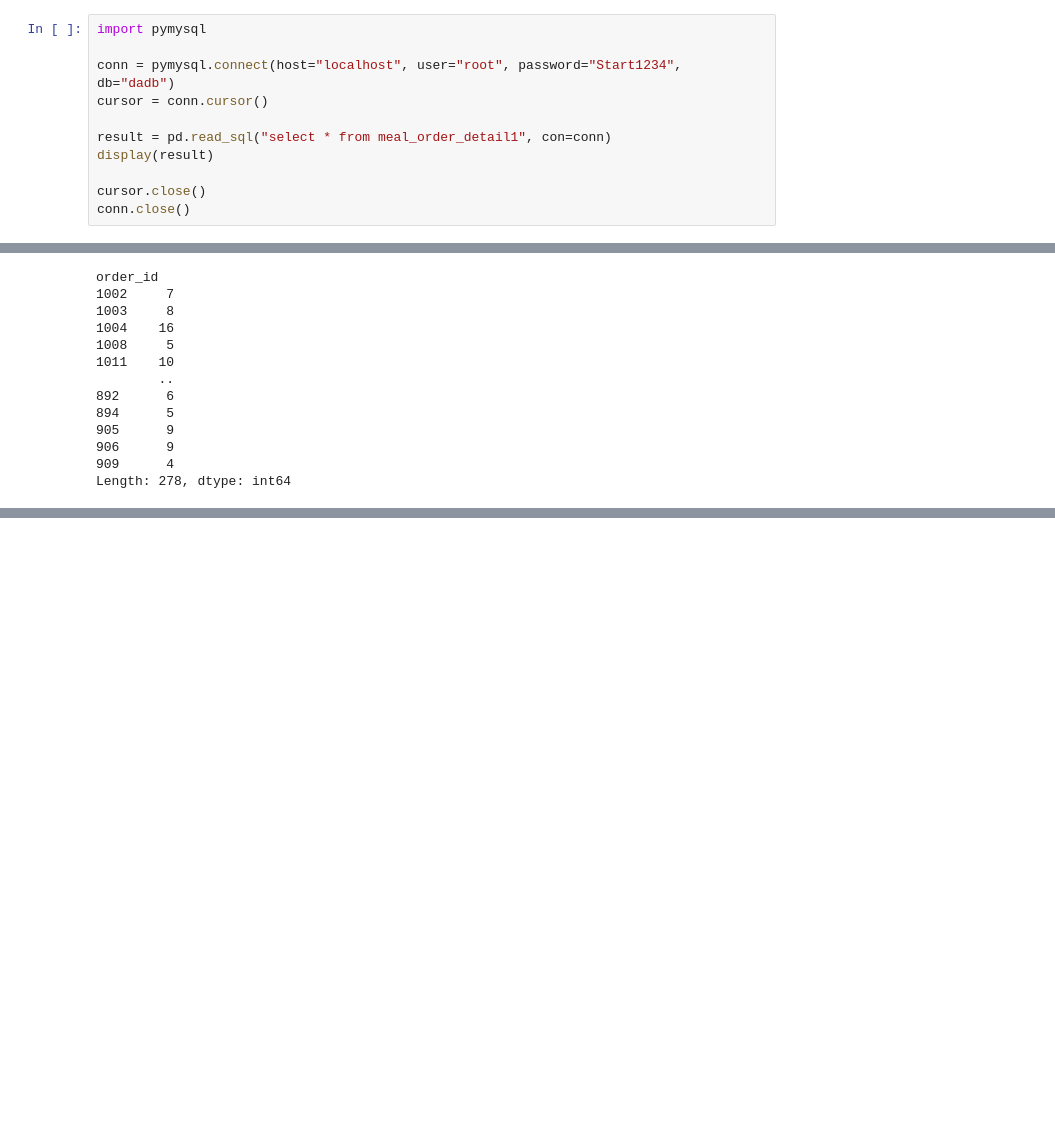
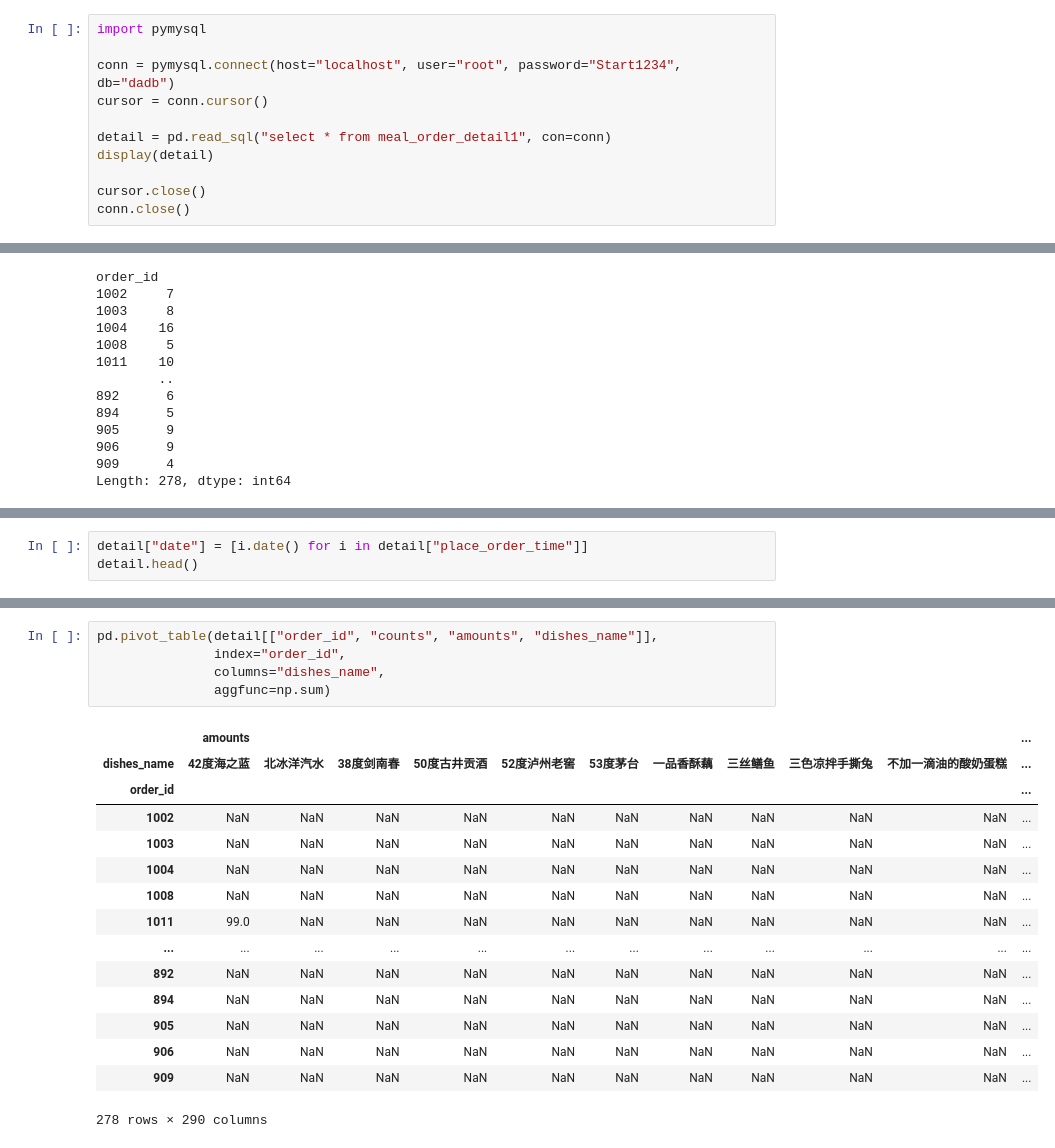
Before and after one commit to jayhebe/Python_Jupyter, a Jupyter notebook: DA20200809-Pandas.ipynb, the cells around one changed output, grey strips where cells are left out. Cells and saved outputs as stored; diff of their text form; blank space fills up the shorter version.

```diff
--- a/DA20200809-Pandas.ipynb
+++ b/DA20200809-Pandas.ipynb
@@ -174,8 +174,8 @@ import pymysql
 conn = pymysql.connect(host="localhost", user="root", password="Start1234", db="dadb")
 cursor = conn.cursor()
 
-result = pd.read_sql("select * from meal_order_detail1", con=conn)
-display(result)
+detail = pd.read_sql("select * from meal_order_detail1", con=conn)
+display(detail)
 
 cursor.close()
 conn.close()
@@ -297,0 +381,3 @@ dtype: float64
+# %%
+detail["date"] = [i.date() for i in detail["place_order_time"]]
+detail.head()
@@ -297,0 +518,21 @@ dtype: float64
+# %%
+pd.pivot_table(detail[["order_id", "counts", "amounts", "dishes_name"]],
+               index="order_id",
+               columns="dishes_name",
+               aggfunc=np.sum)
+# %% [output]
+|  | amounts |  |  |  |  |  |  |  |  |  | ... |
+| dishes_name | 42度海之蓝 | 北冰洋汽水 | 38度剑南春 | 50度古井贡酒 | 52度泸州老窖 | 53度茅台 | 一品香酥藕 | 三丝鳝鱼 | 三色凉拌手撕兔 | 不加一滴油的酸奶蛋糕 | ... |
+| order_id |  |  |  |  |  |  |  |  |  |  | ... |
+| 1002 | NaN | NaN | NaN | NaN | NaN | NaN | NaN | NaN | NaN | NaN | ... |
+| 1003 | NaN | NaN | NaN | NaN | NaN | NaN | NaN | NaN | NaN | NaN | ... |
+| 1004 | NaN | NaN | NaN | NaN | NaN | NaN | NaN | NaN | NaN | NaN | ... |
+| 1008 | NaN | NaN | NaN | NaN | NaN | NaN | NaN | NaN | NaN | NaN | ... |
+| 1011 | 99.0 | NaN | NaN | NaN | NaN | NaN | NaN | NaN | NaN | NaN | ... |
+| ... | ... | ... | ... | ... | ... | ... | ... | ... | ... | ... | ... |
+| 892 | NaN | NaN | NaN | NaN | NaN | NaN | NaN | NaN | NaN | NaN | ... |
+| 894 | NaN | NaN | NaN | NaN | NaN | NaN | NaN | NaN | NaN | NaN | ... |
+| 905 | NaN | NaN | NaN | NaN | NaN | NaN | NaN | NaN | NaN | NaN | ... |
+| 906 | NaN | NaN | NaN | NaN | NaN | NaN | NaN | NaN | NaN | NaN | ... |
+| 909 | NaN | NaN | NaN | NaN | NaN | NaN | NaN | NaN | NaN | NaN | ... |
+278 rows × 290 columns
```
Also changed, not shown: parts of 28 cells of this notebook, 2 other files.
